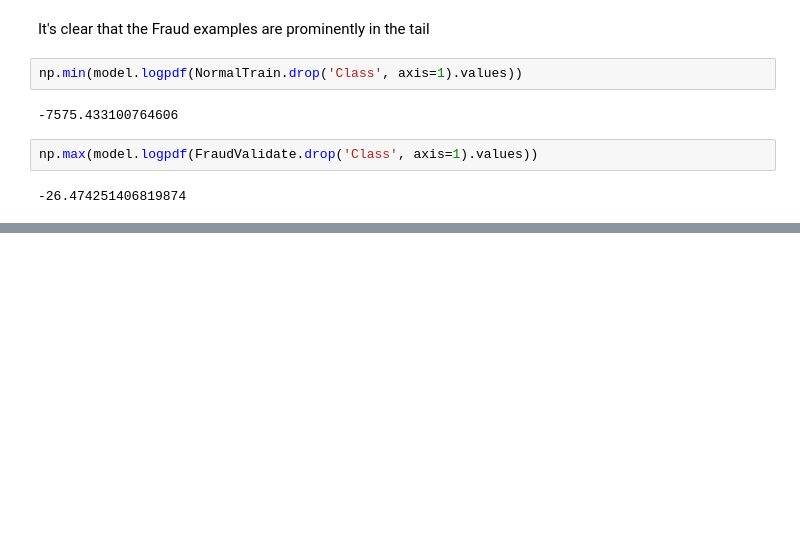
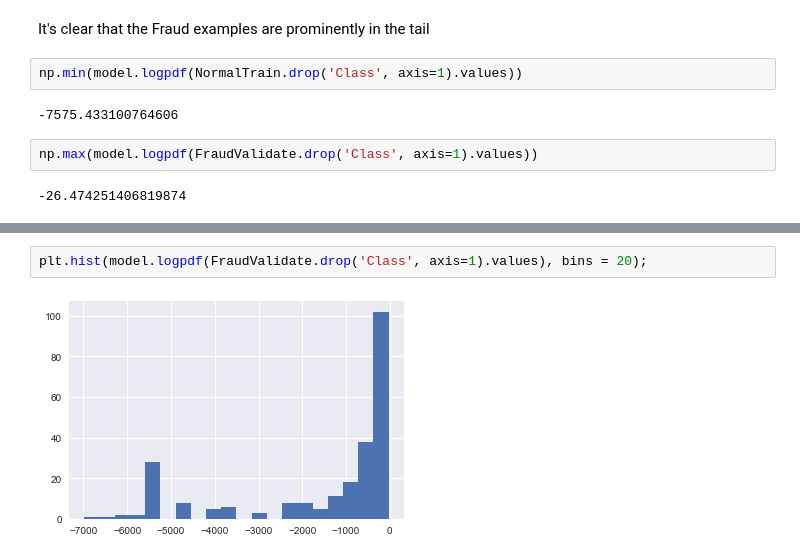
Before and after one commit to sushant2811/CreditCardFraudDetection, a Jupyter notebook: CCFraud-AnomalyDetection.ipynb, the cells around one changed output, grey strips where cells are left out. Cells and saved outputs as stored; diff of their text form; blank space fills up the shorter version.

```diff
--- a/CCFraud-AnomalyDetection.ipynb
+++ b/CCFraud-AnomalyDetection.ipynb
@@ -299,0 +304,4 @@ np.max(model.logpdf(FraudValidate.drop('Class', axis=1).values))
+# %%
+plt.hist(model.logpdf(FraudValidate.drop('Class', axis=1).values), bins = 20);
+# %% [output]
+[figure, added]
```
Also changed, not shown: parts of 3 cells of this notebook.
